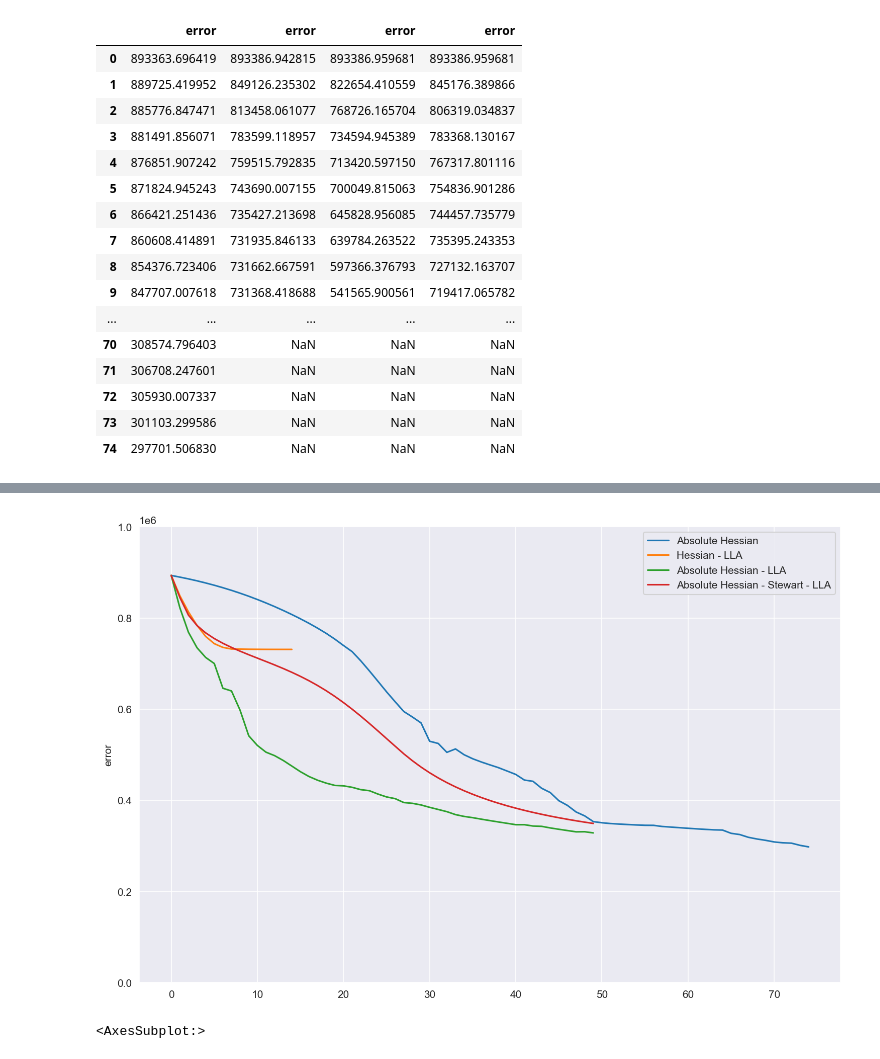
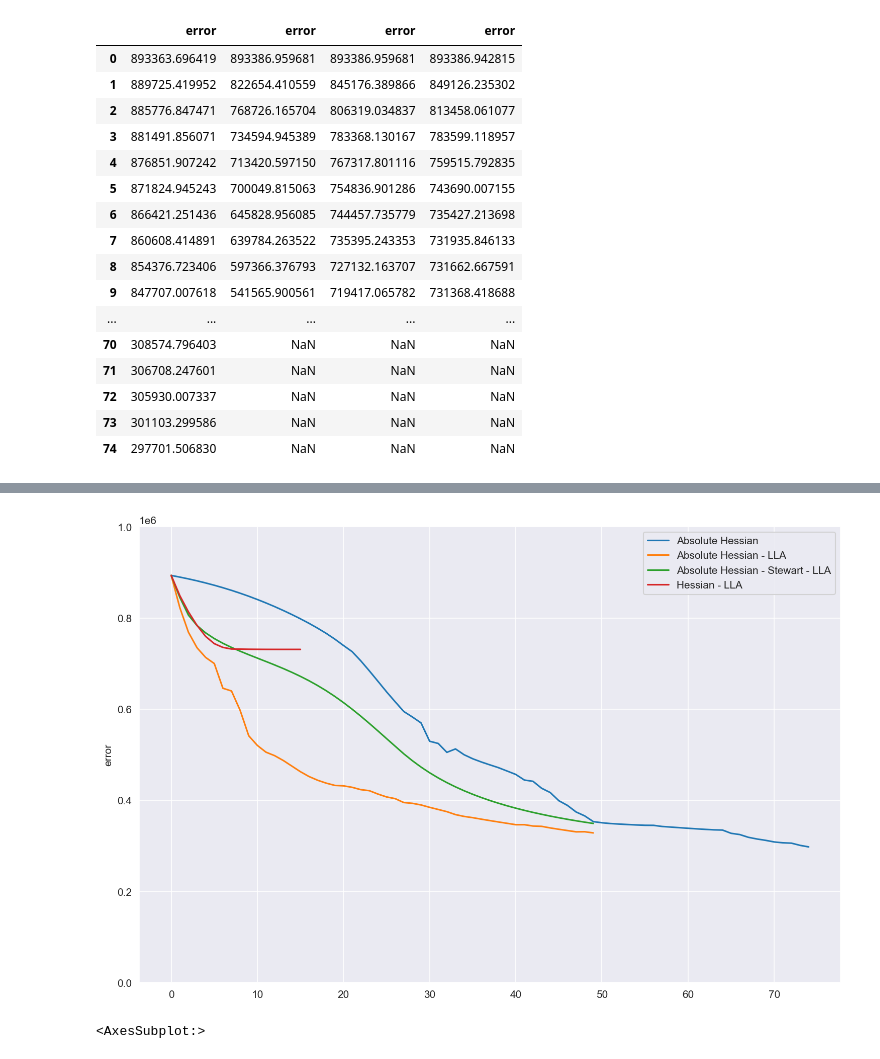
Before and after one commit to BluSteve/STYau122, a Jupyter notebook: python/styau/Analysis.ipynb, the cells around one changed output, grey strips where cells are left out. Saved outputs shown, nothing was run; the diff lists cells and outputs as text; code cells hidden in the pictures.

Commit message:
heslla try 2

```diff
--- a/python/styau/Analysis.ipynb
+++ b/python/styau/Analysis.ipynb
@@ -16,6 +16,7 @@ class RunResult:
         self.hessian = hessian
 # %%
 import os
+
 
 def get_run_result(summ_dir):
     summ_fns = os.listdir(summ_dir)
@@ -34,40 +35,40 @@ def get_run_result(summ_dir):
             params.append(data['params'])
             hessian.append(data['hessian'])
 
-
     errors = pd.Series(errors, name='error')
     evs = pd.DataFrame(evs)
 
     return RunResult(errors, evs, np.array(params), np.array(hessian))
 
+
 abh = get_run_result('../../archivesfixed/abh/summaries/')
-heslla = get_run_result('../../archivesfixed/heslla/summaries/')
 abhlla = get_run_result('../../archivesfixed/abhlla/summaries/')
-abhstlla= get_run_result('../../summaries/')
+abhstlla = get_run_result('../../archivesfixed/abhstlla/summaries/')
+curr = get_run_result('../../summaries/')
 
-display(pd.concat([abh.errors, heslla.errors, abhlla.errors, abhstlla.errors], axis=1))
+display(pd.concat([abh.errors,  abhlla.errors, abhstlla.errors, curr.errors], axis=1))
 
 plt.figure(figsize=(12, 8), dpi=150)
 ax = 0
-for rr in [abh, heslla, abhlla, abhstlla]:
+for rr in [abh, abhlla, abhstlla, curr]:
     ax = sns.lineplot(x=rr.errors.index, y=rr.errors)
 
-ax.legend(['Absolute Hessian', 'Hessian - LLA',
-           'Absolute Hessian - LLA', 'Absolute Hessian - Stewart - LLA'])
+ax.legend(['Absolute Hessian',
+           'Absolute Hessian - LLA', 'Absolute Hessian - Stewart - LLA', 'Hessian - LLA'])
 ax.set(ylim=(0, 1e6))
-abhstlla.evs
+curr.evs
 # %% [output]
 |  | error | error | error | error |
-| 0 | 893363.696419 | 893386.942815 | 893386.959681 | 893386.959681 |
-| 1 | 889725.419952 | 849126.235302 | 822654.410559 | 845176.389866 |
-| 2 | 885776.847471 | 813458.061077 | 768726.165704 | 806319.034837 |
-| 3 | 881491.856071 | 783599.118957 | 734594.945389 | 783368.130167 |
-| 4 | 876851.907242 | 759515.792835 | 713420.597150 | 767317.801116 |
-| 5 | 871824.945243 | 743690.007155 | 700049.815063 | 754836.901286 |
-| 6 | 866421.251436 | 735427.213698 | 645828.956085 | 744457.735779 |
-| 7 | 860608.414891 | 731935.846133 | 639784.263522 | 735395.243353 |
-| 8 | 854376.723406 | 731662.667591 | 597366.376793 | 727132.163707 |
-| 9 | 847707.007618 | 731368.418688 | 541565.900561 | 719417.065782 |
+| 0 | 893363.696419 | 893386.959681 | 893386.959681 | 893386.942815 |
+| 1 | 889725.419952 | 822654.410559 | 845176.389866 | 849126.235302 |
+| 2 | 885776.847471 | 768726.165704 | 806319.034837 | 813458.061077 |
+| 3 | 881491.856071 | 734594.945389 | 783368.130167 | 783599.118957 |
+| 4 | 876851.907242 | 713420.597150 | 767317.801116 | 759515.792835 |
+| 5 | 871824.945243 | 700049.815063 | 754836.901286 | 743690.007155 |
+| 6 | 866421.251436 | 645828.956085 | 744457.735779 | 735427.213698 |
+| 7 | 860608.414891 | 639784.263522 | 735395.243353 | 731935.846133 |
+| 8 | 854376.723406 | 597366.376793 | 727132.163707 | 731662.667591 |
+| 9 | 847707.007618 | 541565.900561 | 719417.065782 | 731368.418688 |
 | ... | ... | ... | ... | ... |
 | 70 | 308574.796403 | NaN | NaN | NaN |
 | 71 | 306708.247601 | NaN | NaN | NaN |
@@ -94,4 +95,4 @@ abhstlla.evs
-[figure, old version]
+[figure, new version]
 # %%
 plt.figure(figsize=(12, 8), dpi=150)
 
```
Also changed, not shown: parts of 2 cells of this notebook, 1 other file.
